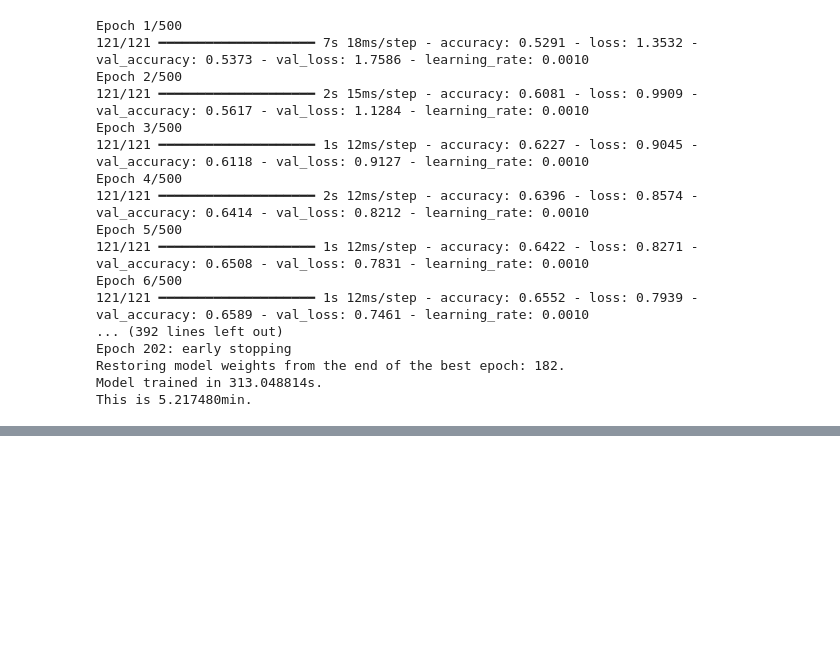
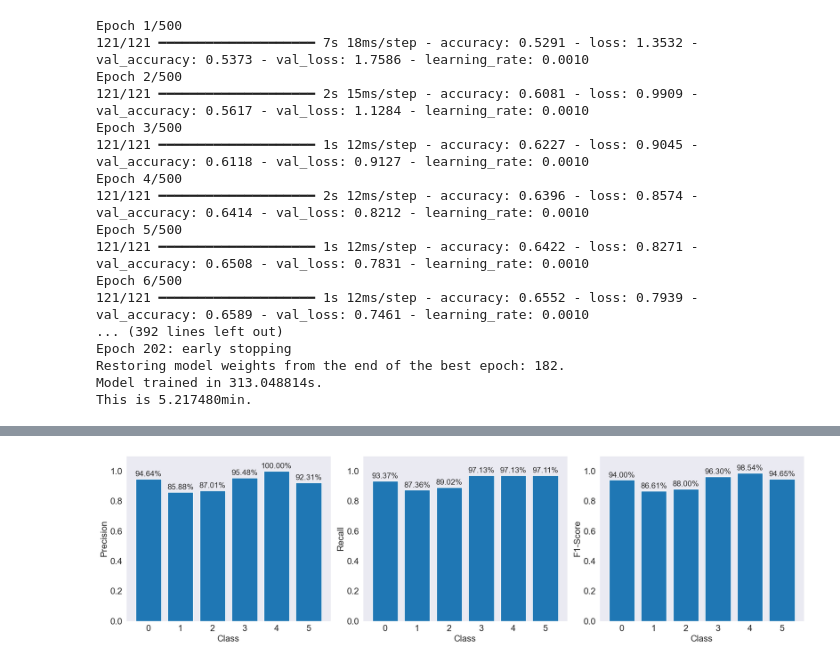
Before and after one commit to magictoene/BachelorThesis, a Jupyter notebook: neural_network_test.ipynb, the cells around one changed output, grey strips where cells are left out. Drawn from its saved outputs; the diff is of its cells as text; code cells hidden in the pictures; blank space fills up the shorter version.

```diff
--- a/neural_network_test.ipynb
+++ b/neural_network_test.ipynb
@@ -582,0 +644,58 @@ best_model.save('xcs_model.keras')
+# %%
+# Schritt 7: Ergebnisse visualisieren
+import matplotlib.pyplot as plt
+
+metrics = {
+    'Precision': precision,
+    'Recall': recall,
+    'F1-Score': f1
+}
+
+metrics_avg = {
+    'Average Precision': precision_avg,
+    'Average Recall': recall_avg,
+    'Average F1-Score': f1_avg
+}
+
+# Balkendiagramme für jede Metrik
+fig, axes = plt.subplots(1, 3, figsize=(18, 5))
+
+for ax, (metric_name, metric_values) in zip(axes, metrics.items()):
+    bars = ax.bar(range(len(metric_values)), metric_values)
+    #ax.set_title(metric_name)
+    ax.set_xlabel('Class', fontsize=16)
+    ax.set_ylabel(metric_name, fontsize=16)
+    ax.set_xticks(range(len(metric_values)))
+    ax.tick_params(axis='both', which='major', labelsize=16)
+    ax.set_ylim(0.0, 1.1)
+    ax.grid(False)
+    # Prozentzahlen über die Balken schreiben
+    for bar in bars:
+        height = bar.get_height()
+        ax.annotate(f'{height:.2%}',
+                    xy=(bar.get_x() + bar.get_width() / 2, height),
+                    xytext=(0, 2),  # 3 points vertical offset
+                    textcoords="offset points",
+                    ha='center', va='bottom',
+                    fontsize=14)
+
+plt.tight_layout()
+plt.show()
+
+# # Durchschnittswerte visualisieren
+# plt.figure(figsize=(8, 5))
+# bars = plt.bar(metrics_avg.keys(), metrics_avg.values(), color='lightgreen')
+# plt.title('Average Metrics')
+# plt.ylabel('Score')
+# # Prozentzahlen über die Balken schreiben
+# for bar in bars:
+#     height = bar.get_height()
+#     plt.annotate(f'{height:.2%}',
+#                  xy=(bar.get_x() + bar.get_width() / 2, height),
+#                  xytext=(0, 3),  # 3 points vertical offset
+#                  textcoords="offset points",
+#                  ha='center', va='bottom')
+#
+# plt.show()
+# %% [output]
+[figure, added]
```
Also changed, not shown: parts of 18 cells of this notebook, 1 other file.
